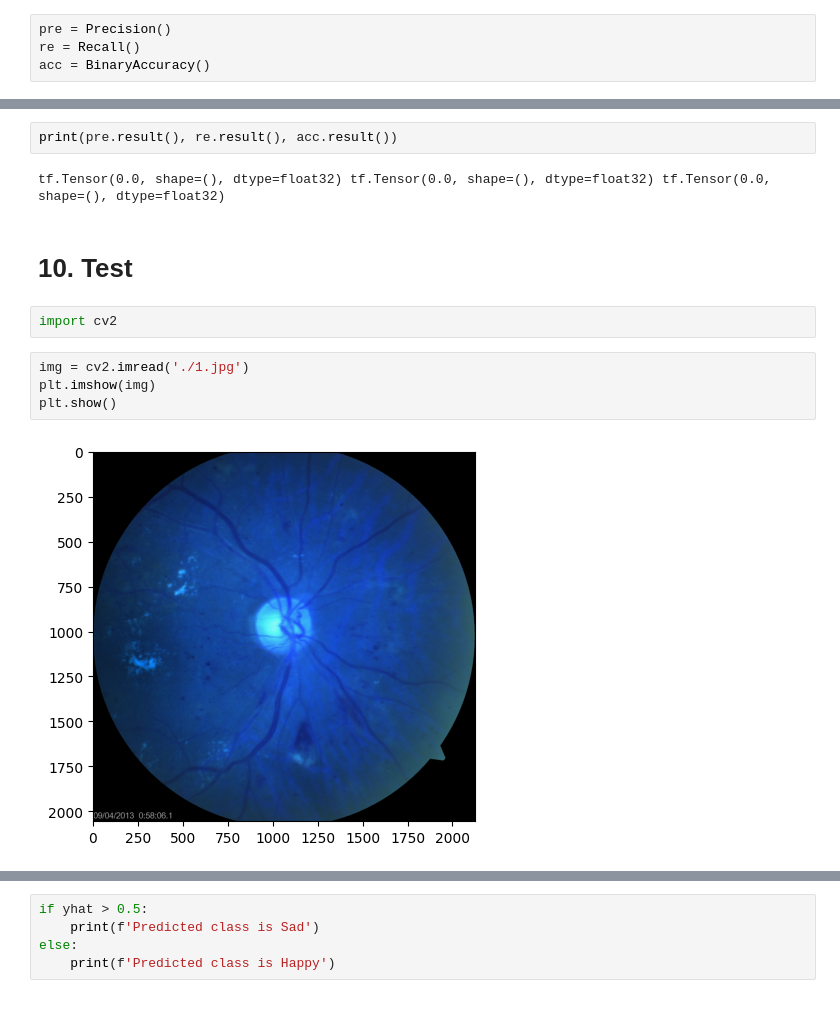
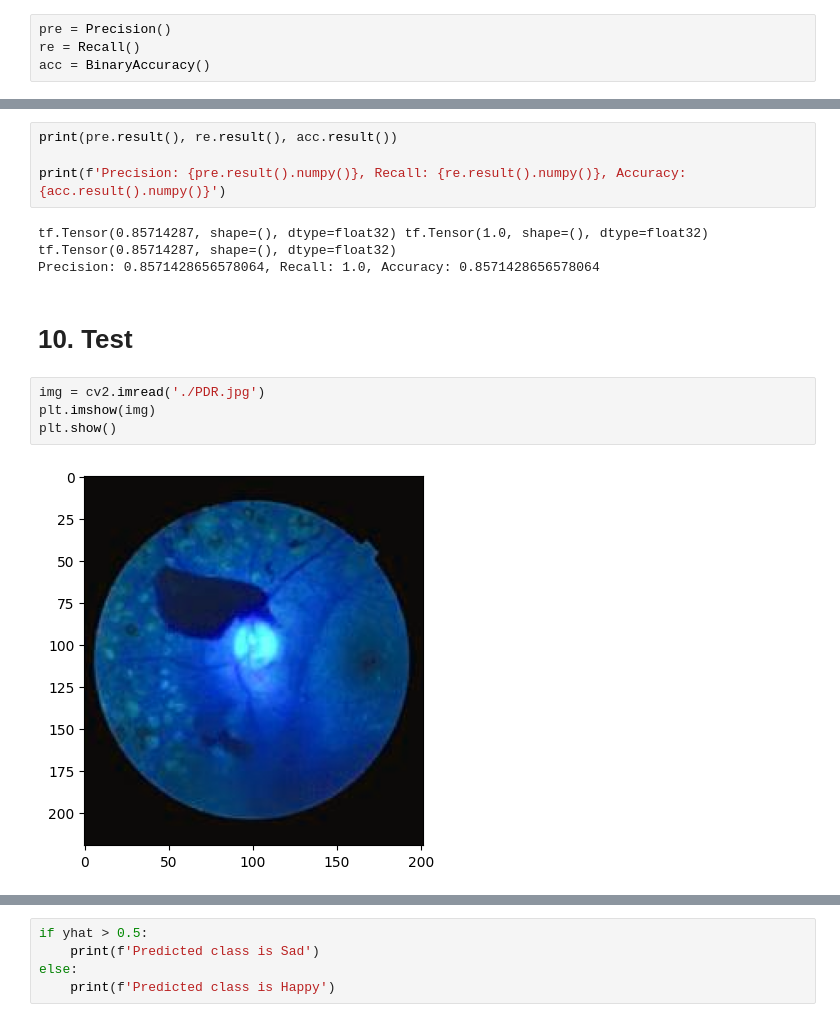
Before and after one commit to yiyangjessieyu/Deep-Learning-Image-Classifier, a Jupyter notebook: Getting Started.ipynb, the cells around one changed output, grey strips where cells are left out. Cells and saved outputs as stored; diff of their text form.

```diff
--- a/Getting Started.ipynb
+++ b/Getting Started.ipynb
@@ -418,17 +410,18 @@ for batch in test.as_numpy_iterator():
 # %%
 print(pre.result(), re.result(), acc.result())
+
+print(f'Precision: {pre.result().numpy()}, Recall: {re.result().numpy()}, Accuracy: {acc.result().numpy()}')
 # %% [output]
-tf.Tensor(0.0, shape=(), dtype=float32) tf.Tensor(0.0, shape=(), dtype=float32) tf.Tensor(0.0, shape=(), dtype=float32)
+tf.Tensor(0.85714287, shape=(), dtype=float32) tf.Tensor(1.0, shape=(), dtype=float32) tf.Tensor(0.85714287, shape=(), dtype=float32)
+Precision: 0.8571428656578064, Recall: 1.0, Accuracy: 0.8571428656578064
 # %% [markdown]
 # 10. Test
-# %%
-import cv2
 # %%
-img = cv2.imread('./1.jpg')
+img = cv2.imread('./PDR.jpg')
 plt.imshow(img)
 plt.show()
 # %% [output]
-[figure, old version]
+[figure, new version]
 # %%
 resize = tf.image.resize(img, (256,256))
 plt.imshow(resize.numpy().astype(int))
```
Also changed, not shown: parts of 9 cells of this notebook.
